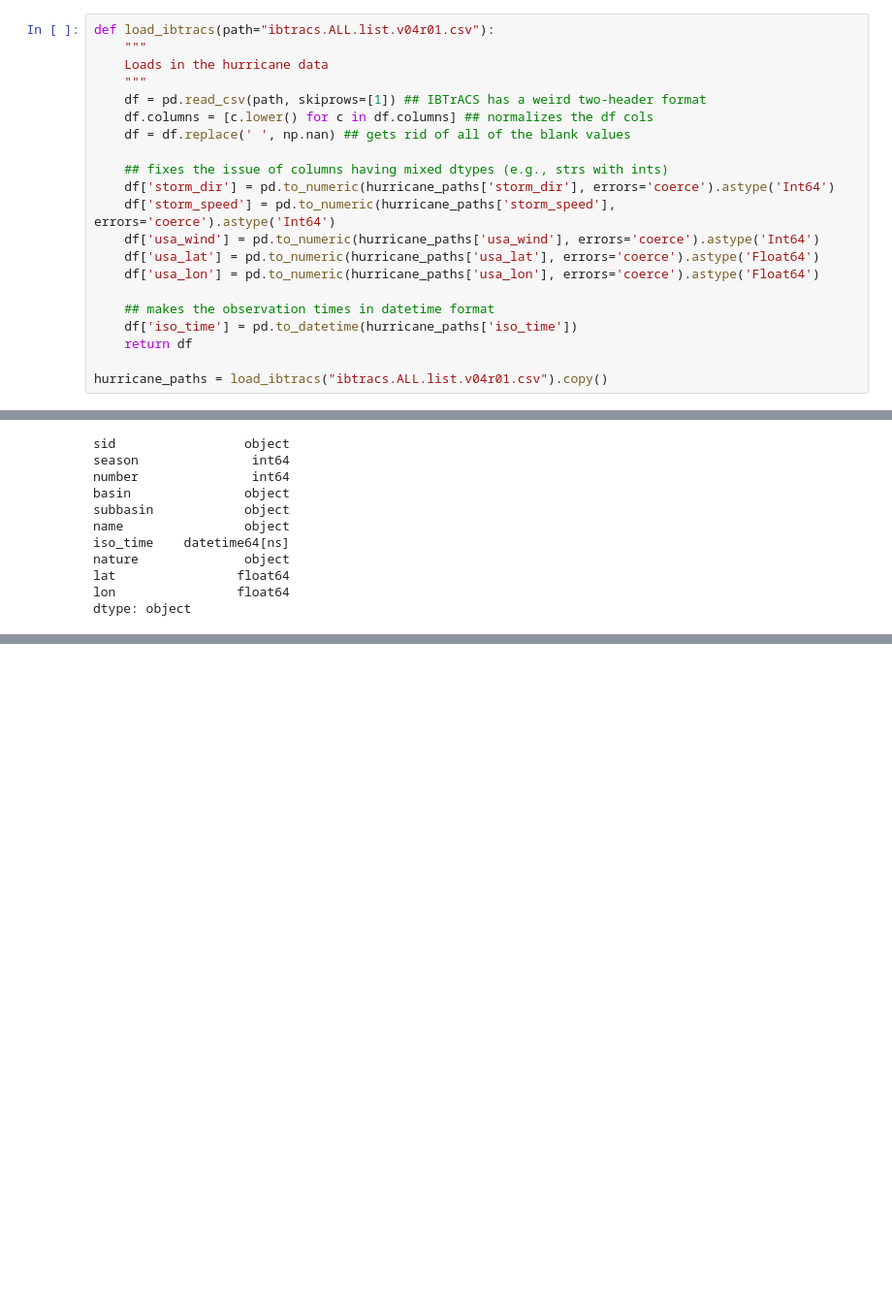
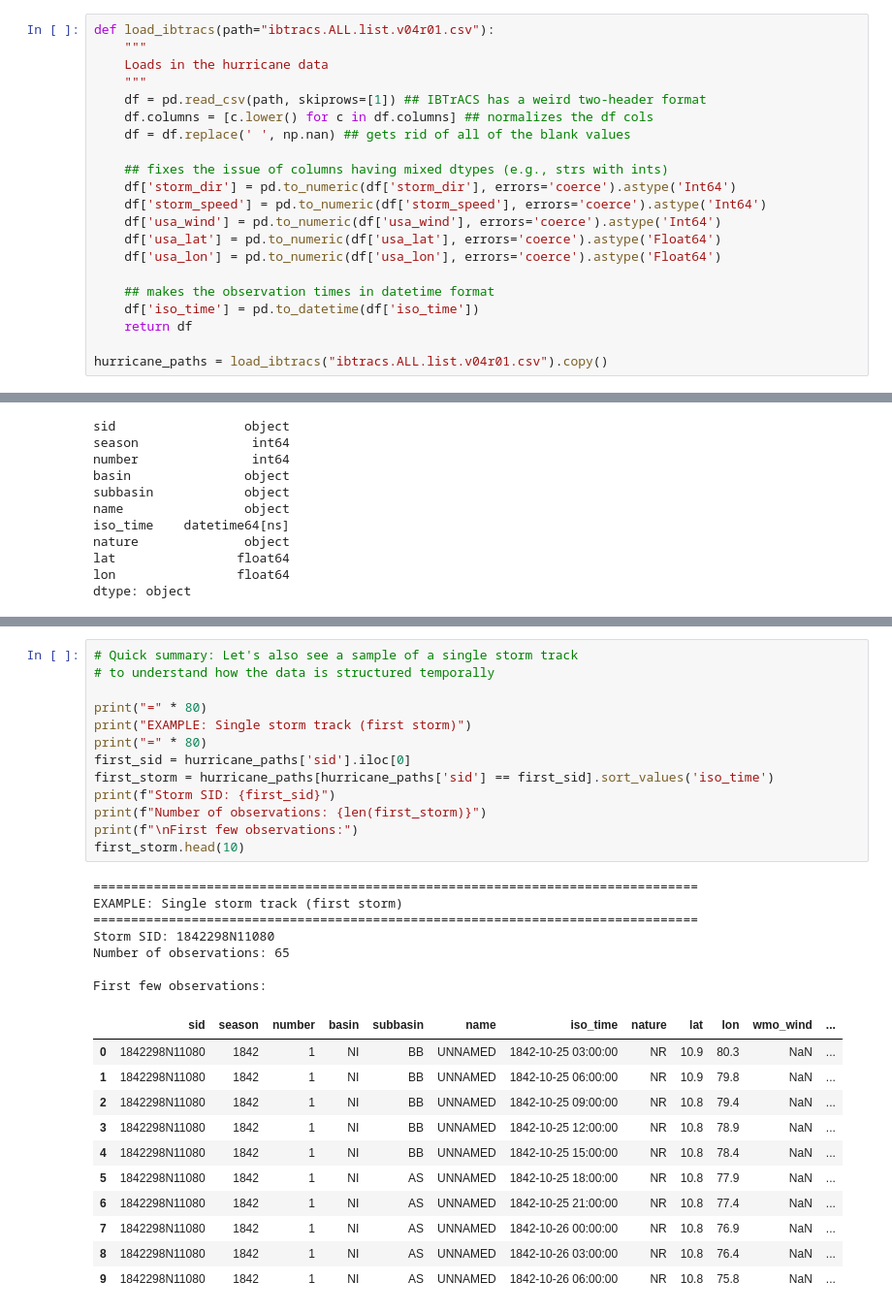
Before and after one commit to d2osborn/hurricanepaths, a Jupyter notebook: eda_cleaning.ipynb, the cells around one changed output, grey strips where cells are left out. Shown at 97% size. Drawn from its saved outputs; the diff is of its cells as text; blank space fills up the shorter version.

```diff
--- a/eda_cleaning.ipynb
+++ b/eda_cleaning.ipynb
@@ -22,14 +22,14 @@ def load_ibtracs(path="ibtracs.ALL.list.v04r01.csv"):
     df = df.replace(' ', np.nan) ## gets rid of all of the blank values
 
     ## fixes the issue of columns having mixed dtypes (e.g., strs with ints)
-    df['storm_dir'] = pd.to_numeric(hurricane_paths['storm_dir'], errors='coerce').astype('Int64')
-    df['storm_speed'] = pd.to_numeric(hurricane_paths['storm_speed'], errors='coerce').astype('Int64')
-    df['usa_wind'] = pd.to_numeric(hurricane_paths['usa_wind'], errors='coerce').astype('Int64')
-    df['usa_lat'] = pd.to_numeric(hurricane_paths['usa_lat'], errors='coerce').astype('Float64')
-    df['usa_lon'] = pd.to_numeric(hurricane_paths['usa_lon'], errors='coerce').astype('Float64')
+    df['storm_dir'] = pd.to_numeric(df['storm_dir'], errors='coerce').astype('Int64')
+    df['storm_speed'] = pd.to_numeric(df['storm_speed'], errors='coerce').astype('Int64')
+    df['usa_wind'] = pd.to_numeric(df['usa_wind'], errors='coerce').astype('Int64')
+    df['usa_lat'] = pd.to_numeric(df['usa_lat'], errors='coerce').astype('Float64')
+    df['usa_lon'] = pd.to_numeric(df['usa_lon'], errors='coerce').astype('Float64')
 
     ## makes the observation times in datetime format
-    df['iso_time'] = pd.to_datetime(hurricane_paths['iso_time'])
+    df['iso_time'] = pd.to_datetime(df['iso_time'])
     return df
 
 hurricane_paths = load_ibtracs("ibtracs.ALL.list.v04r01.csv").copy()
@@ -64,0 +176,32 @@ Name: iso_time, Length: 721937, dtype: datetime64[ns]
+# %%
+# Quick summary: Let's also see a sample of a single storm track
+# to understand how the data is structured temporally
+
+print("=" * 80)
+print("EXAMPLE: Single storm track (first storm)")
+print("=" * 80)
+first_sid = hurricane_paths['sid'].iloc[0]
+first_storm = hurricane_paths[hurricane_paths['sid'] == first_sid].sort_values('iso_time')
+print(f"Storm SID: {first_sid}")
+print(f"Number of observations: {len(first_storm)}")
+print(f"\nFirst few observations:")
+first_storm.head(10)
+# %% [output]
+================================================================================
+EXAMPLE: Single storm track (first storm)
+================================================================================
+Storm SID: 1842298N11080
+Number of observations: 65
+
+First few observations:
+|  | sid | season | number | basin | subbasin | name | iso_time | nature | lat | lon | wmo_wind | ... |
+| 0 | 1842298N11080 | 1842 | 1 | NI | BB | UNNAMED | 1842-10-25 03:00:00 | NR | 10.9 | 80.3 | NaN | ... |
+| 1 | 1842298N11080 | 1842 | 1 | NI | BB | UNNAMED | 1842-10-25 06:00:00 | NR | 10.9 | 79.8 | NaN | ... |
+| 2 | 1842298N11080 | 1842 | 1 | NI | BB | UNNAMED | 1842-10-25 09:00:00 | NR | 10.8 | 79.4 | NaN | ... |
+| 3 | 1842298N11080 | 1842 | 1 | NI | BB | UNNAMED | 1842-10-25 12:00:00 | NR | 10.8 | 78.9 | NaN | ... |
+| 4 | 1842298N11080 | 1842 | 1 | NI | BB | UNNAMED | 1842-10-25 15:00:00 | NR | 10.8 | 78.4 | NaN | ... |
+| 5 | 1842298N11080 | 1842 | 1 | NI | AS | UNNAMED | 1842-10-25 18:00:00 | NR | 10.8 | 77.9 | NaN | ... |
+| 6 | 1842298N11080 | 1842 | 1 | NI | AS | UNNAMED | 1842-10-25 21:00:00 | NR | 10.8 | 77.4 | NaN | ... |
+| 7 | 1842298N11080 | 1842 | 1 | NI | AS | UNNAMED | 1842-10-26 00:00:00 | NR | 10.8 | 76.9 | NaN | ... |
+| 8 | 1842298N11080 | 1842 | 1 | NI | AS | UNNAMED | 1842-10-26 03:00:00 | NR | 10.8 | 76.4 | NaN | ... |
+| 9 | 1842298N11080 | 1842 | 1 | NI | AS | UNNAMED | 1842-10-26 06:00:00 | NR | 10.8 | 75.8 | NaN | ... |
```
Also changed, not shown: parts of 11 cells of this notebook, 5 other files.
